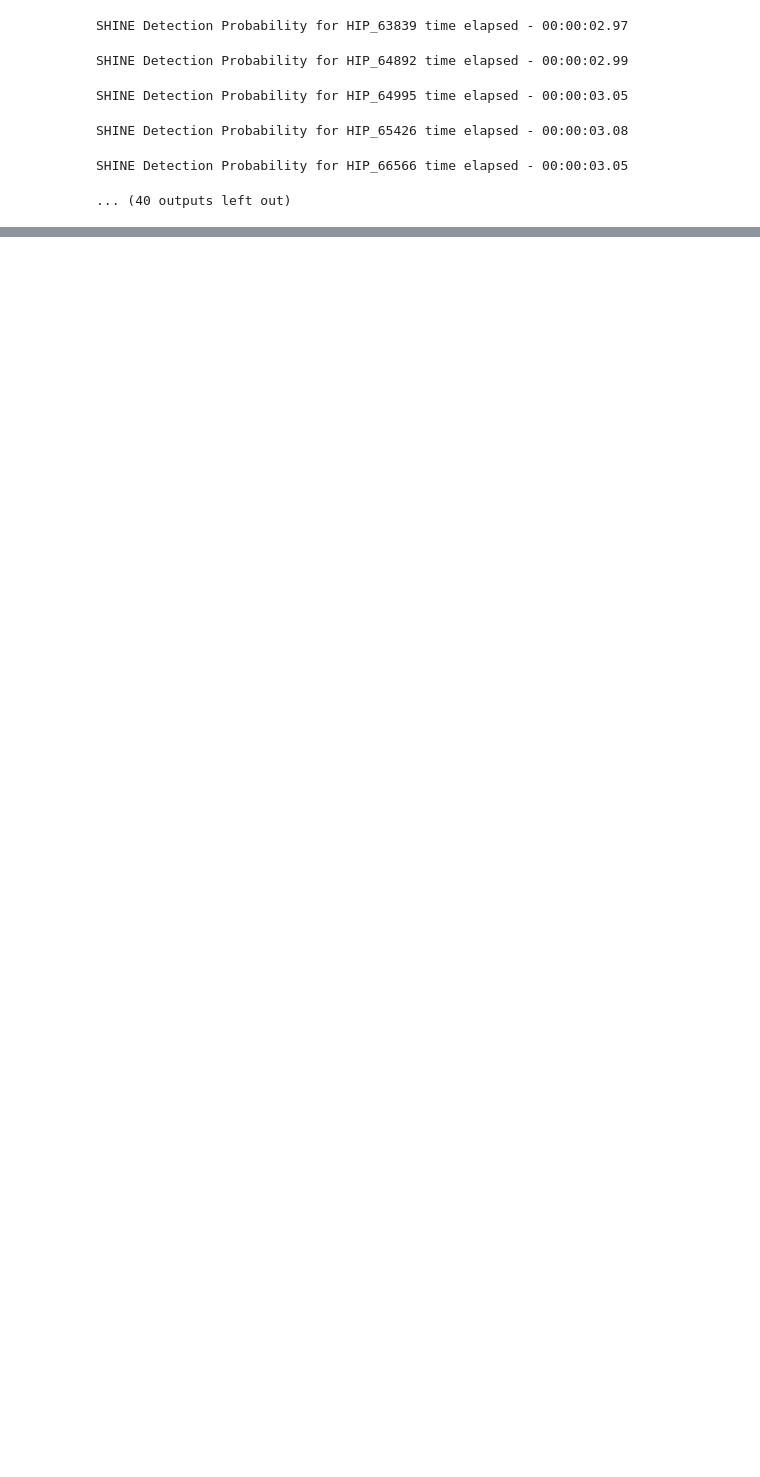
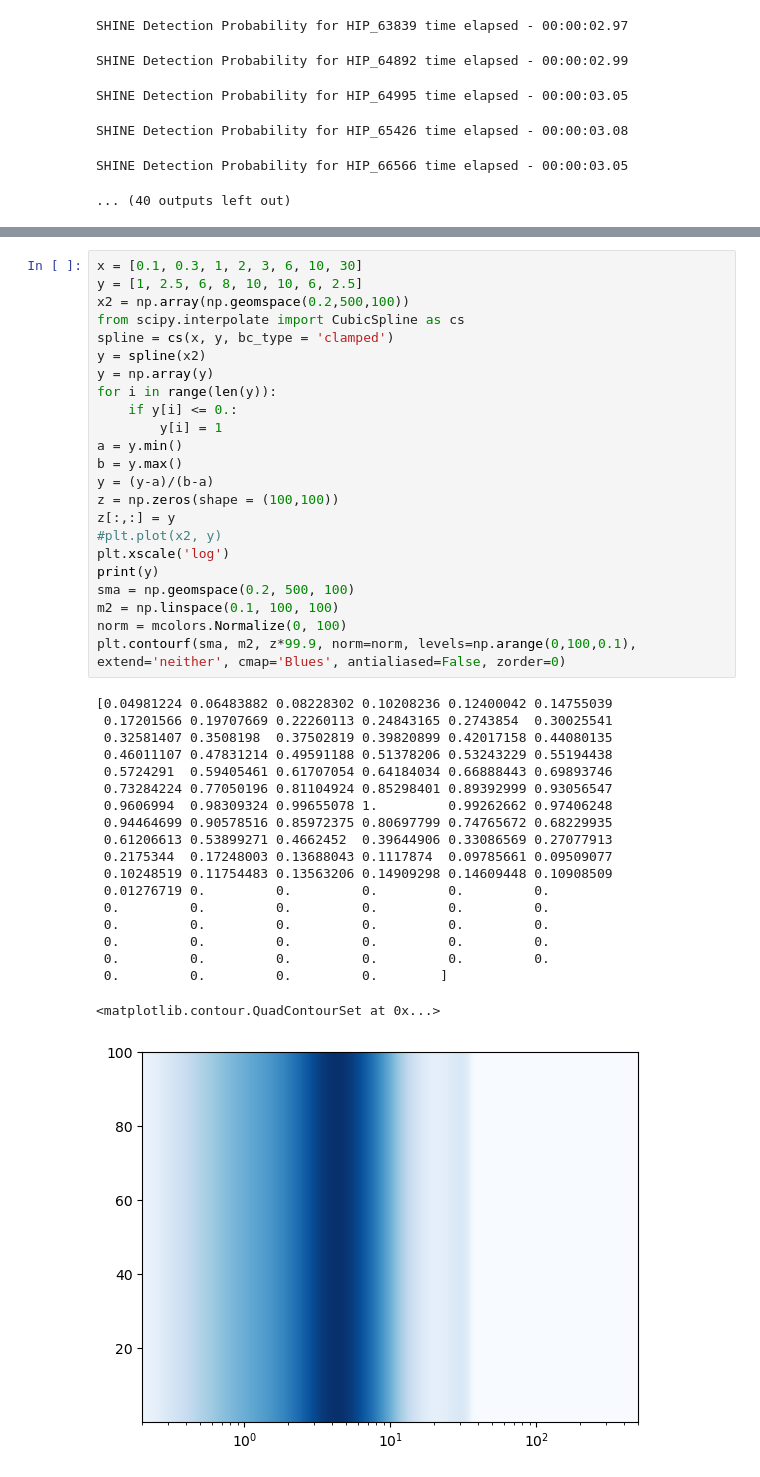
Before and after one commit to BryceDixon/High_Contrast_Imaging, a Jupyter notebook: test.ipynb, the cells around one changed output, grey strips where cells are left out. Saved outputs shown, nothing was run; the diff lists cells and outputs as text; blank space fills up the shorter version.

```diff
--- a/test.ipynb
+++ b/test.ipynb
@@ -213,0 +255,43 @@ SHINE Detection Probability for HIP_66566 time elapsed - 00:00:03.05
+# %%
+x = [0.1, 0.3, 1, 2, 3, 6, 10, 30]
+y = [1, 2.5, 6, 8, 10, 10, 6, 2.5]
+x2 = np.array(np.geomspace(0.2,500,100))
+from scipy.interpolate import CubicSpline as cs
+spline = cs(x, y, bc_type = 'clamped')
+y = spline(x2)
+y = np.array(y)
+for i in range(len(y)):
+    if y[i] <= 0.:
+        y[i] = 1
+a = y.min()
+b = y.max()
+y = (y-a)/(b-a)
+z = np.zeros(shape = (100,100))
+z[:,:] = y
+#plt.plot(x2, y)
+plt.xscale('log')
+print(y)
+sma = np.geomspace(0.2, 500, 100)
+m2 = np.linspace(0.1, 100, 100)
+norm = mcolors.Normalize(0, 100)
+plt.contourf(sma, m2, z*99.9, norm=norm, levels=np.arange(0,100,0.1), extend='neither', cmap='Blues', antialiased=False, zorder=0)
+# %% [output]
+[0.04981224 0.06483882 0.08228302 0.10208236 0.12400042 0.14755039
+ 0.17201566 0.19707669 0.22260113 0.24843165 0.2743854  0.30025541
+ 0.32581407 0.3508198  0.37502819 0.39820899 0.42017158 0.44080135
+ 0.46011107 0.47831214 0.49591188 0.51378206 0.53243229 0.55194438
+ 0.5724291  0.59405461 0.61707054 0.64184034 0.66888443 0.69893746
+ 0.73284224 0.77050196 0.81104924 0.85298401 0.89392999 0.93056547
+ 0.9606994  0.98309324 0.99655078 1.         0.99262662 0.97406248
+ 0.94464699 0.90578516 0.85972375 0.80697799 0.74765672 0.68229935
+ 0.61206613 0.53899271 0.4662452  0.39644906 0.33086569 0.27077913
+ 0.2175344  0.17248003 0.13688043 0.1117874  0.09785661 0.09509077
+ 0.10248519 0.11754483 0.13563206 0.14909298 0.14609448 0.10908509
+ 0.01276719 0.         0.         0.         0.         0.
+ 0.         0.         0.         0.         0.         0.
+ 0.         0.         0.         0.         0.         0.
+ 0.         0.         0.         0.         0.         0.
+ 0.         0.         0.         0.         0.         0.
+ 0.         0.         0.         0.        ]
+<matplotlib.contour.QuadContourSet at 0x...>
+[figure, added]
```
Also changed, not shown: parts of 1 cell of this notebook, 8 other files.
